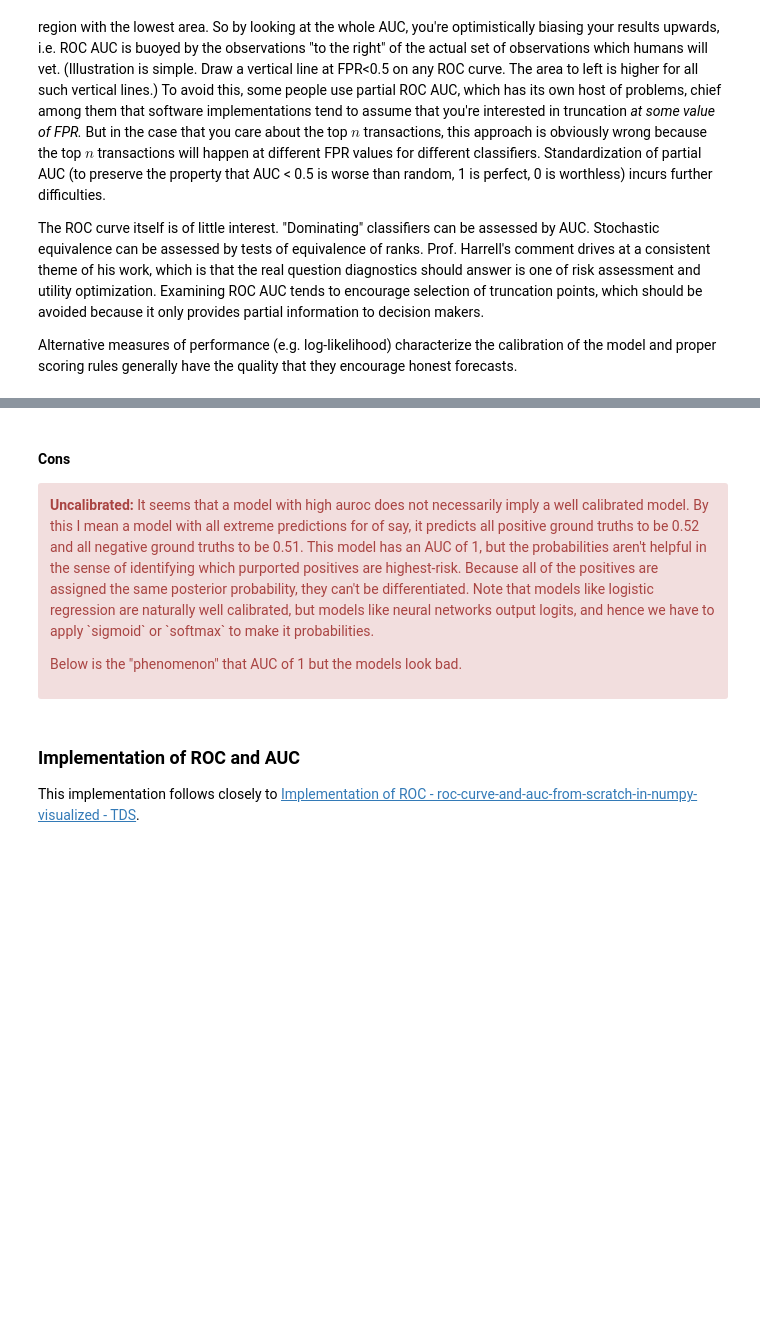
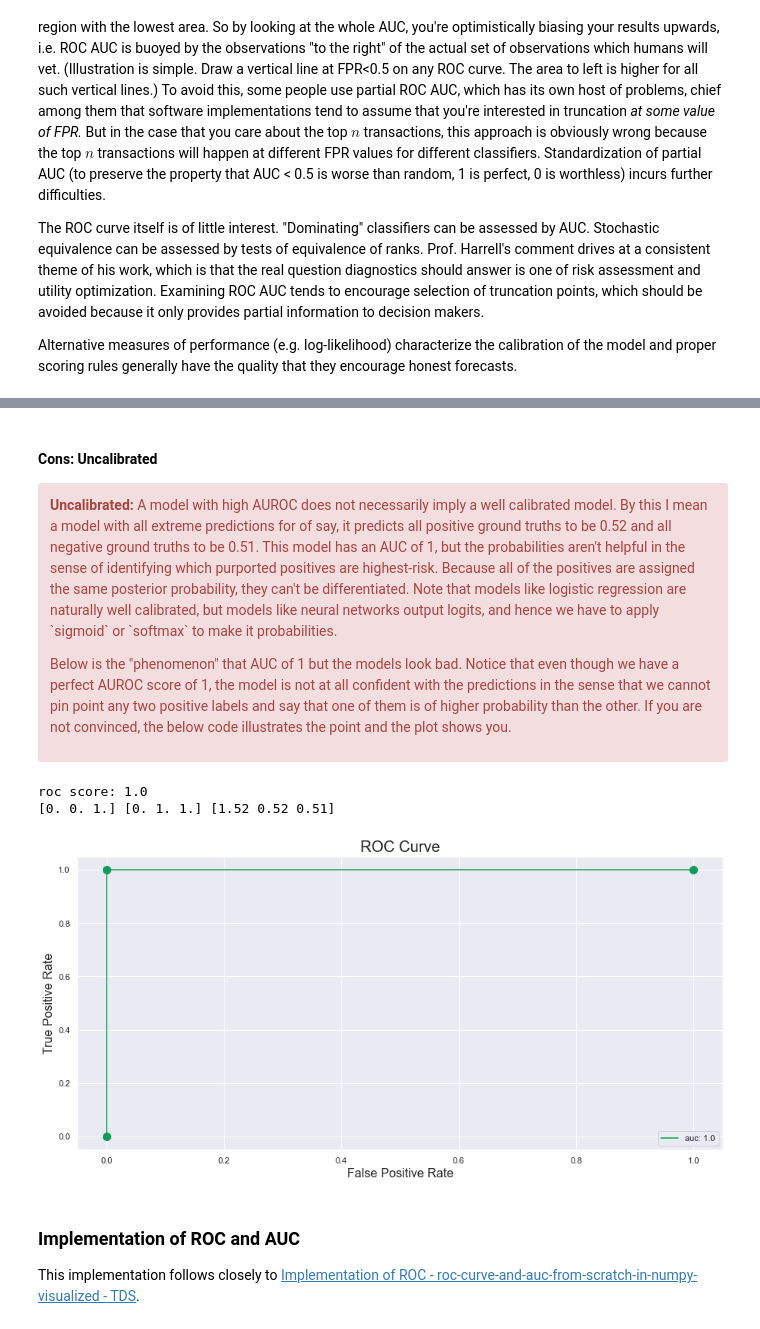
Before and after one commit to ghnreigns/reighns-MLAlgorithms, a Jupyter notebook: reighns-metrics/notebooks/Machine Learning Metrics.ipynb, the cells around one changed output, grey strips where cells are left out. Cells and saved outputs as stored; diff of their text form; code cells hidden in the pictures; blank space fills up the shorter version.

```diff
--- a/reighns-metrics/notebooks/Machine Learning Metrics.ipynb
+++ b/reighns-metrics/notebooks/Machine Learning Metrics.ipynb
@@ -540,12 +638,47 @@ On the other hand, if you're not really interested in how the model performs on
 # %% [markdown]
-#### Cons
+#### Cons: Uncalibrated
 
 <div class="alert alert-block alert-danger">
 <b>Uncalibrated:</b>
-It seems that a model with high auroc does not necessarily imply a well calibrated model. By this I mean a model with all extreme predictions for of say, it predicts all positive ground truths to be 0.52 and all negative ground truths to be 0.51. This model has an AUC of 1, but the probabilities aren't helpful in the sense of identifying which purported positives are highest-risk. Because all of the positives are assigned the same posterior probability, they can't be differentiated. Note that models like logistic regression are naturally well calibrated, but models like neural networks output logits, and hence we have to apply `sigmoid` or `softmax` to make it probabilities. <p>
+A model with high AUROC does not necessarily imply a well calibrated model. By this I mean a model with all extreme predictions for of say, it predicts all positive ground truths to be 0.52 and all negative ground truths to be 0.51. This model has an AUC of 1, but the probabilities aren't helpful in the sense of identifying which purported positives are highest-risk. Because all of the positives are assigned the same posterior probability, they can't be differentiated. Note that models like logistic regression are naturally well calibrated, but models like neural networks output logits, and hence we have to apply `sigmoid` or `softmax` to make it probabilities. <p>
 
-Below is the "phenomenon" that AUC of 1 but the models look bad.
+Below is the "phenomenon" that AUC of 1 but the models look bad. Notice that even though we have a perfect AUROC score of 1, the model is not at all confident with the predictions in the sense that we cannot pin point any two positive labels and say that one of them is of higher probability than the other. If you are not convinced, the below code illustrates the point and the plot shows you.
 </div>
+# %%
+y_true = [1, 0, 1, 0, 1, 0, 1, 0, 1, 1]
+
+y_pred = [0.52, 0.51, 0.52, 0.51, 0.52, 0.51, 0.52, 0.51, 0.52, 0.52]
+
+uncalibrated_roc = sklearn.metrics.roc_auc_score(y_true_reorder, y_pred_reorder)
+print(f"roc score: {uncalibrated_roc}")
+
+fpr_uncalibrated, tpr_uncalibrated, threshold_uncalibrated = sklearn.metrics.roc_curve(y_true, y_pred, drop_intermediate=True)
+
+print(fpr_uncalibrated, tpr_uncalibrated, threshold_uncalibrated)
+
+# Another example
+# y_true = [1, 1, 1, 1, 1, 1, 0, 0, 0, 0]
+# y_pred = [0.99999, 0.98, 0.97, 0.96, 0.95, 0.94, 0.68139, 0.50961, 0.48880, 0.44951]
+# full_score_example = sklearn.metrics.roc_auc_score(y_true, y_pred)
+# print(full_score_example) -> 1
+# %% [output]
+roc score: 1.0
+[0. 0. 1.] [0. 1. 1.] [1.52 0.52 0.51]
+# %%
+import matplotlib.pyplot as plt
+import seaborn as sns
+
+sns.set()
+plt.figure(figsize=(15, 7))
+
+plt.scatter(fpr_uncalibrated, tpr_uncalibrated, color="#0F9D58", s=100)
+plt.plot(fpr_uncalibrated, tpr_uncalibrated, color="#0F9D58", label = f"auc: {uncalibrated_roc}")
+plt.title("ROC Curve", fontsize=20)
+plt.legend(loc=4)
+plt.xlabel("False Positive Rate", fontsize=16)
+plt.ylabel("True Positive Rate", fontsize=16);
+# %% [output]
+[figure, added]
 # %% [markdown]
 ### Implementation of ROC and AUC
 
```
Also changed, not shown: parts of 24 cells of this notebook, 12 other files.
